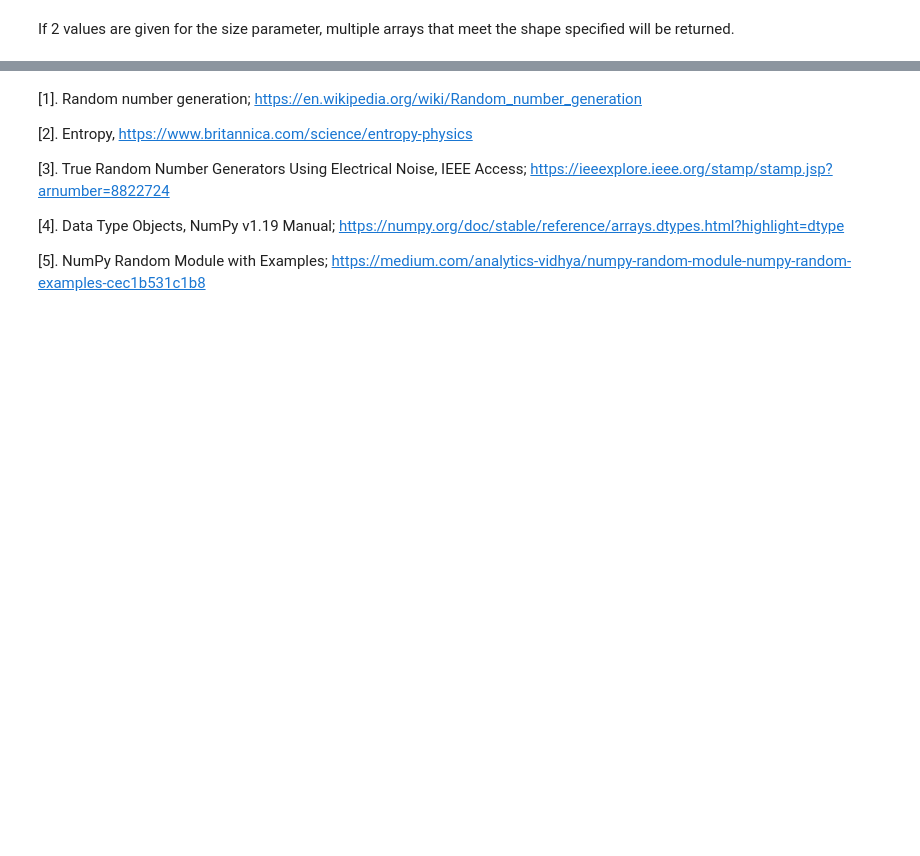
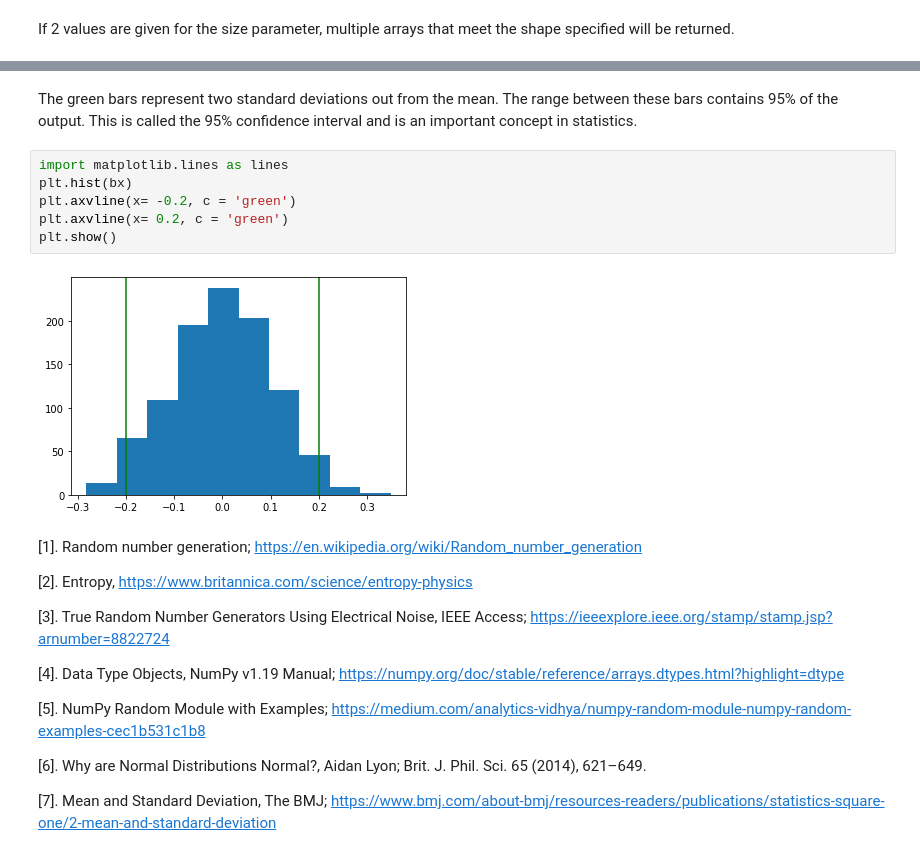
Before and after one commit to hayleydoherty/Programming-for-DA-Assignment, a Jupyter notebook: Assignment.ipynb, the cells around one changed output, grey strips where cells are left out. Drawn from its saved outputs; the diff is of its cells as text; blank space fills up the shorter version.

```diff
--- a/Assignment.ipynb
+++ b/Assignment.ipynb
@@ -400,3 +441,13 @@ array([[8.90763397, 8.3515242 , 9.06700652, 6.19095454, 9.46395077],
+# %% [markdown]
+The green bars represent two standard deviations out from the mean. The range between these bars contains 95% of the output. This is called the 95% confidence interval and is an important concept in statistics.
+# %%
+import matplotlib.lines as lines
+plt.hist(bx)
+plt.axvline(x= -0.2, c = 'green')
+plt.axvline(x= 0.2, c = 'green')
+plt.show()
+# %% [output]
+[figure, added]
 # %% [markdown]
 [1]. Random number generation; https://en.wikipedia.org/wiki/Random_number_generation
 
@@ -407,3 +458,7 @@ array([[8.90763397, 8.3515242 , 9.06700652, 6.19095454, 9.46395077],
 [4]. Data Type Objects, NumPy v1.19 Manual; https://numpy.org/doc/stable/reference/arrays.dtypes.html?highlight=dtype
 
 [5]. NumPy Random Module with Examples; https://medium.com/analytics-vidhya/numpy-random-module-numpy-random-examples-cec1b531c1b8
+
+[6]. Why are Normal Distributions Normal?, Aidan Lyon; Brit. J. Phil. Sci. 65 (2014), 621–649.
+
+[7]. Mean and Standard Deviation, The BMJ;  https://www.bmj.com/about-bmj/resources-readers/publications/statistics-square-one/2-mean-and-standard-deviation
```
Also changed, not shown: parts of 52 cells of this notebook.
